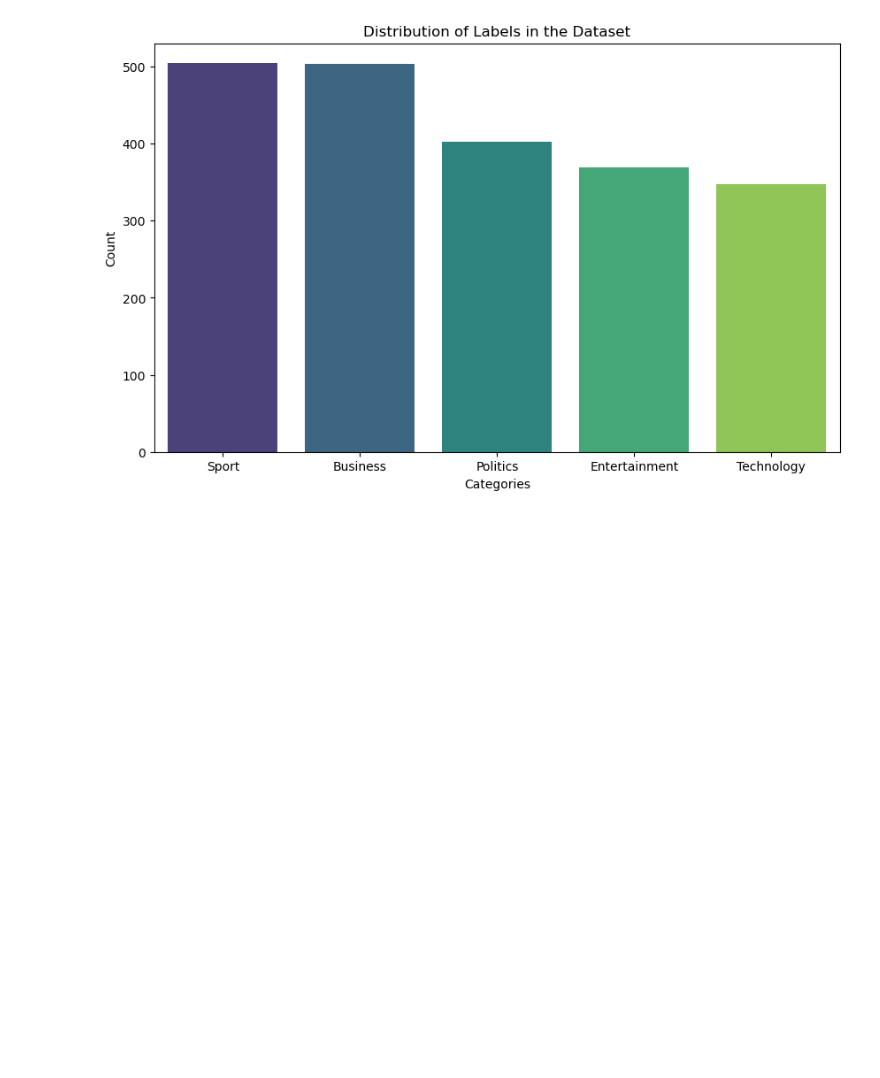
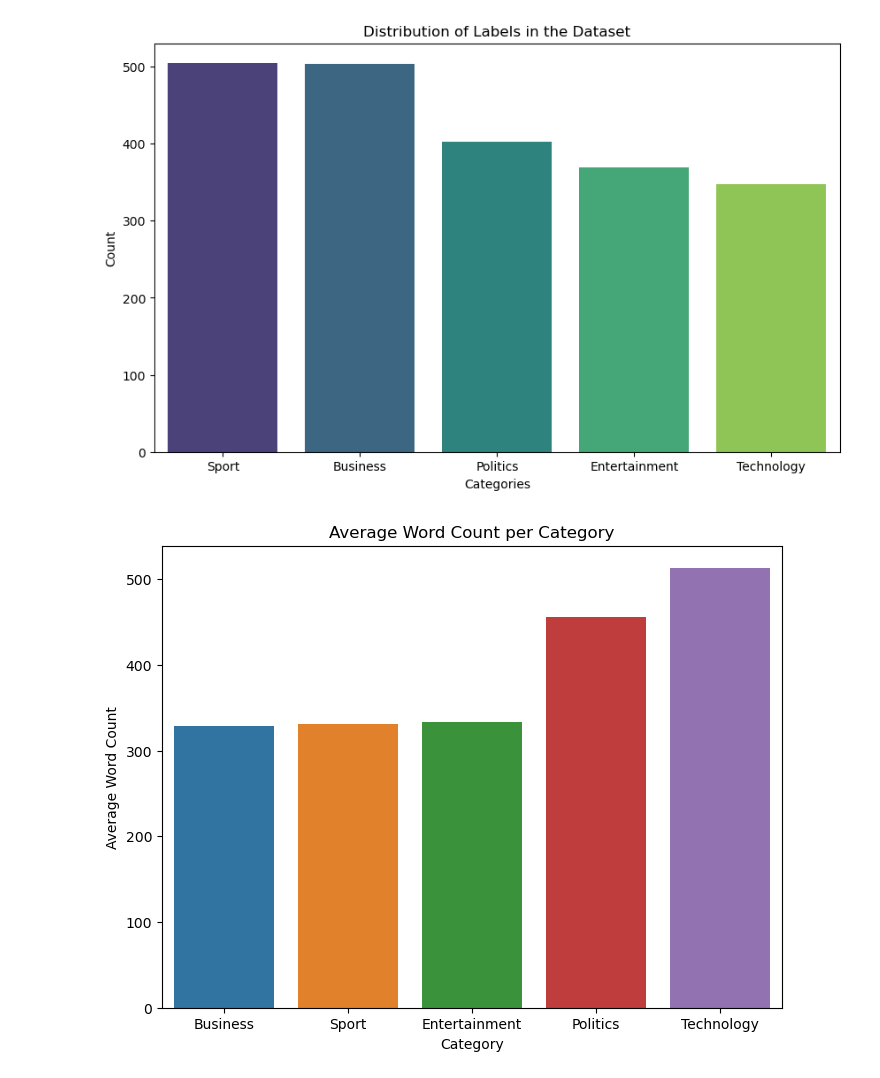
Before and after one commit to NANITH777/Text_Classification, a Jupyter notebook: model.ipynb, the cells around one changed output. Cells and saved outputs as stored; diff of their text form; code cells hidden in the pictures; blank space fills up the shorter version.

```diff
--- a/model.ipynb
+++ b/model.ipynb
@@ -142,3 +142,16 @@ plt.ylabel('Count')
 plt.show()
 # %% [output]
 [figure]
+# %%
+df['word_count'] = df['Text'].apply(lambda x: len(x.split()))
+
+avg_word_count = df.groupby('Label')['word_count'].mean().sort_values()
+
+plt.figure(figsize=(8,6))
+sns.barplot(x=avg_word_count.index, y=avg_word_count.values)
+plt.title('Average Word Count per Category')
+plt.xlabel('Category')
+plt.ylabel('Average Word Count')
+plt.show()
+# %% [output]
+[figure, added]
```
